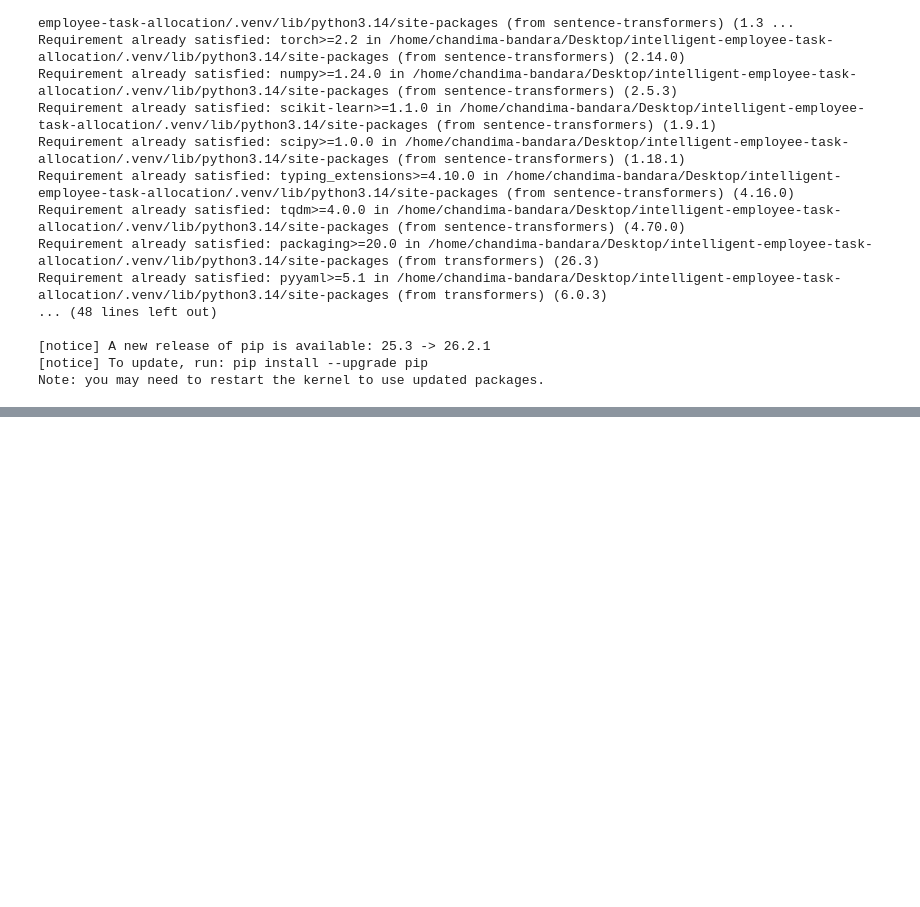
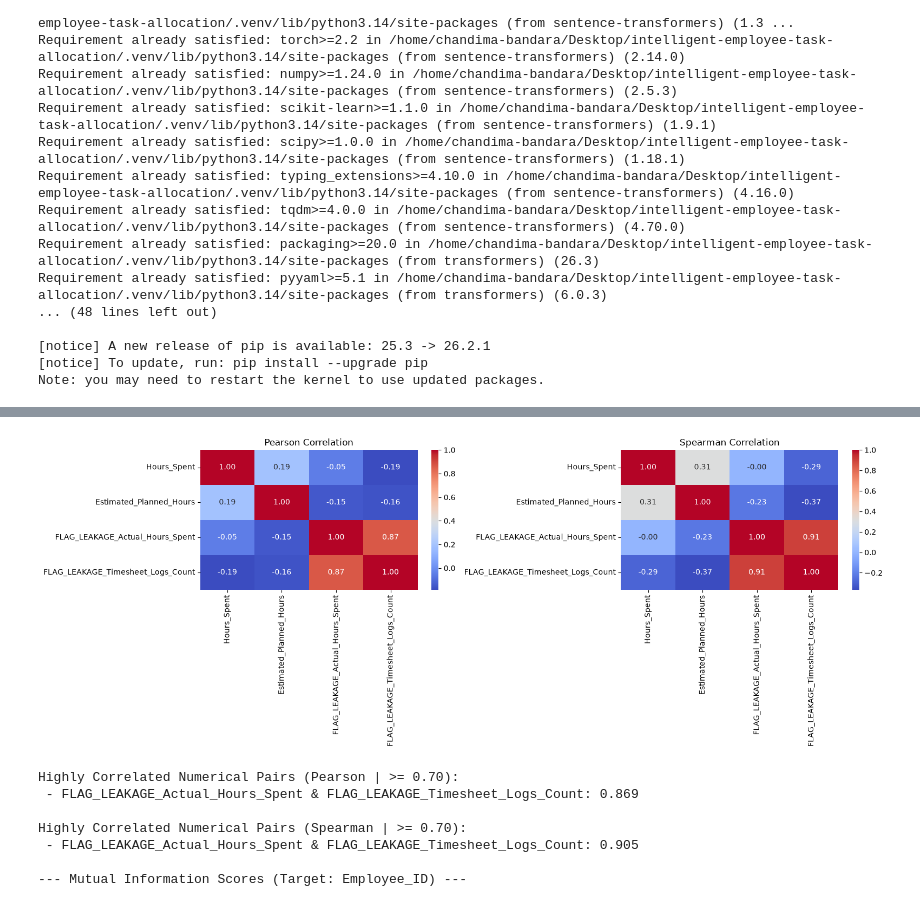
Before and after one commit to chandimacbbandara/intelligent-employee-task-allocation, a Jupyter notebook: notebooks/04_Feature_Engineering.ipynb, the cells around one changed output, grey strips where cells are left out. Cells and saved outputs as stored; diff of their text form; code cells hidden in the pictures; blank space fills up the shorter version.

```diff
--- a/notebooks/04_Feature_Engineering.ipynb
+++ b/notebooks/04_Feature_Engineering.ipynb
@@ -116,0 +142,80 @@ Task_Priority: 2 unique values
+# %%
+numerical_cols = df.select_dtypes(include=[np.number]).columns.tolist()
+if "Employee_ID" in numerical_cols: numerical_cols.remove("Employee_ID")
+if "Task_ID" in numerical_cols: numerical_cols.remove("Task_ID")
+
+pearson_corr = df[numerical_cols].corr(method="pearson")
+spearman_corr = df[numerical_cols].corr(method="spearman")
+fig, axes = plt.subplots(1, 2, figsize=(16, 6))
+sns.heatmap(pearson_corr, annot=True, cmap="coolwarm", fmt=".2f", ax=axes[0])
+axes[0].set_title("Pearson Correlation")
+sns.heatmap(spearman_corr, annot=True, cmap="coolwarm", fmt=".2f", ax=axes[1])
+axes[1].set_title("Spearman Correlation")
+plt.tight_layout()
+plt.show()
+
+def get_highly_correlated_pairs(corr_matrix, threshold=0.70):
+    pairs = []
+    for i in range(len(corr_matrix.columns)):
+        for j in range(i+1, len(corr_matrix.columns)):
+            if abs(corr_matrix.iloc[i, j]) >= threshold:
+                pairs.append((corr_matrix.columns[i], corr_matrix.columns[j], corr_matrix.iloc[i, j]))
+    return pairs
+
+print("Highly Correlated Numerical Pairs (Pearson | >= 0.70):")
+pearson_pairs = get_highly_correlated_pairs(pearson_corr)
+for p in pearson_pairs: print(f" - {p[0]} & {p[1]}: {p[2]:.3f}")
+
+print("\nHighly Correlated Numerical Pairs (Spearman | >= 0.70):")
+spearman_pairs = get_highly_correlated_pairs(spearman_corr)
+for p in spearman_pairs: print(f" - {p[0]} & {p[1]}: {p[2]:.3f}")
+
+from sklearn.metrics import mutual_info_score
+print("\n--- Mutual Information Scores (Target: Employee_ID) ---")
+cat_features = [
+    "Project_Name",
+    "Task_Name",
+    "Task_Priority",
+    "Employee_Department",
+    "Employee_Job_Position"
+]
+mi_scores = []
+for col in cat_features:
+    if col in df.columns:
+        col_data = df[col].fillna("Unknown").astype(str)
+        target_data = df["Employee_ID"].astype(str)
+        mi = mutual_info_score(col_data, target_data)
+        mi_scores.append({"Feature": col, "Mutual_Information": mi})
+mi_df = pd.DataFrame(mi_scores).sort_values(by="Mutual_Information", ascending=False)
+display(mi_df)
+
+print("\n--- Target Distribution (Employee_ID) ---")
+employee_counts = df["Employee_ID"].value_counts()
+print(f"Total Unique Employees: {employee_counts.nunique()}")
+print(f"Average Tasks per Employee: {employee_counts.mean():.2f}")
+print(f"Median Tasks per Employee: {employee_counts.median():.2f}")
+print(f"Most Frequently Assigned: {employee_counts.index[0]} ({employee_counts.iloc[0]} tasks)")
+print(f"Least Frequently Assigned: {employee_counts.index[-1]} ({employee_counts.iloc[-1]} tasks)\n")
+
+print("Top 10 Employees by Assignment Count:")
+display(employee_counts.head(10).reset_index().rename(columns={"index": "Employee_ID", "Employee_ID": "Task_Count"}))
+
+print("\nBottom 5 Employees by Assignment Count:")
+display(employee_counts.tail(5).reset_index().rename(columns={"index": "Employee_ID", "Employee_ID": "Task_Count"}))
+
+plt.figure(figsize=(12, 5))
+sns.barplot(x=employee_counts.index, y=employee_counts.values, palette="viridis")
+plt.title("Task Assignment Distribution per Employee (Class Imbalance)")
+plt.xticks(rotation=90, fontsize=8)
+plt.ylabel("Number of Tasks")
+plt.xlabel("Employee ID")
+plt.show()
+# %% [output]
+[figure, added]
+Highly Correlated Numerical Pairs (Pearson | >= 0.70):
+ - FLAG_LEAKAGE_Actual_Hours_Spent & FLAG_LEAKAGE_Timesheet_Logs_Count: 0.869
+
+Highly Correlated Numerical Pairs (Spearman | >= 0.70):
+ - FLAG_LEAKAGE_Actual_Hours_Spent & FLAG_LEAKAGE_Timesheet_Logs_Count: 0.905
+
+--- Mutual Information Scores (Target: Employee_ID) ---
```
Also changed, not shown: parts of 20 cells of this notebook, 1 other file.
